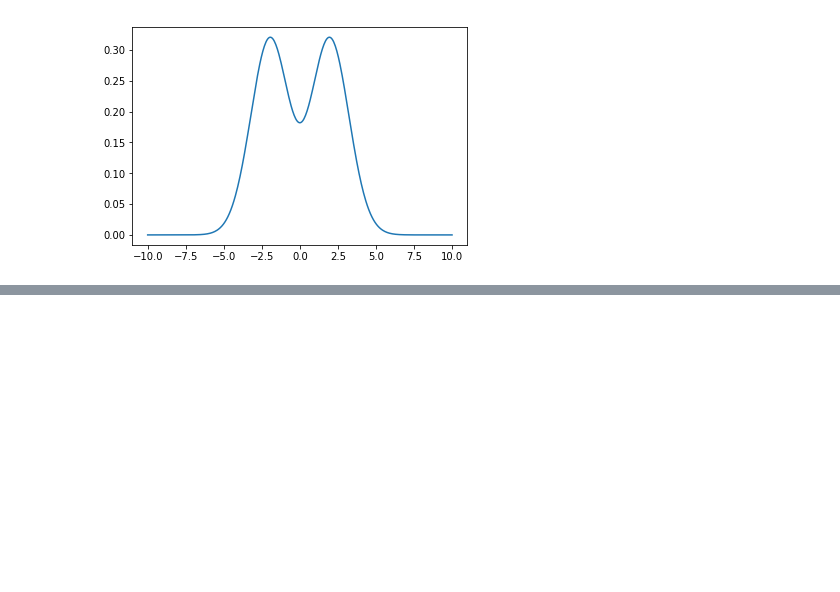
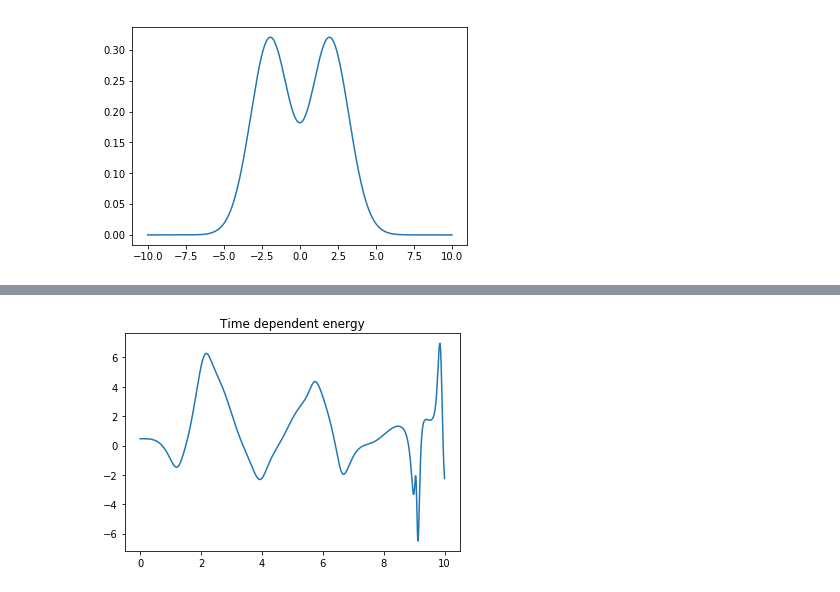
Before and after one commit to HyQD/coupled-cluster, a Jupyter notebook: scripts/zanghellini_tdccsd.ipynb, the cells around one changed output, grey strips where cells are left out. Drawn from its saved outputs; the diff is of its cells as text; code cells hidden in the pictures; blank space fills up the shorter version.

```diff
--- a/scripts/zanghellini_tdccsd.ipynb
+++ b/scripts/zanghellini_tdccsd.ipynb
@@ -90,0 +102,6 @@ for
+# %%
+plt.plot(time_points, td_energies)
+plt.title("Time dependent energy")
+plt.show()
+# %% [output]
+[figure, added]
```
Also changed, not shown: parts of 4 cells of this notebook.
